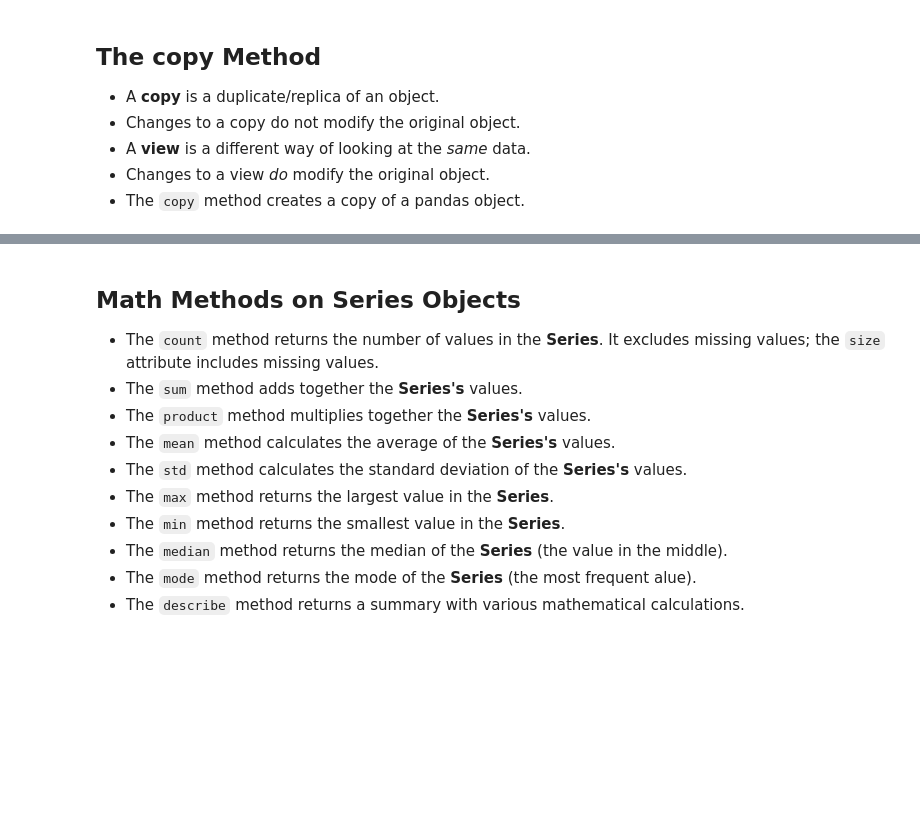
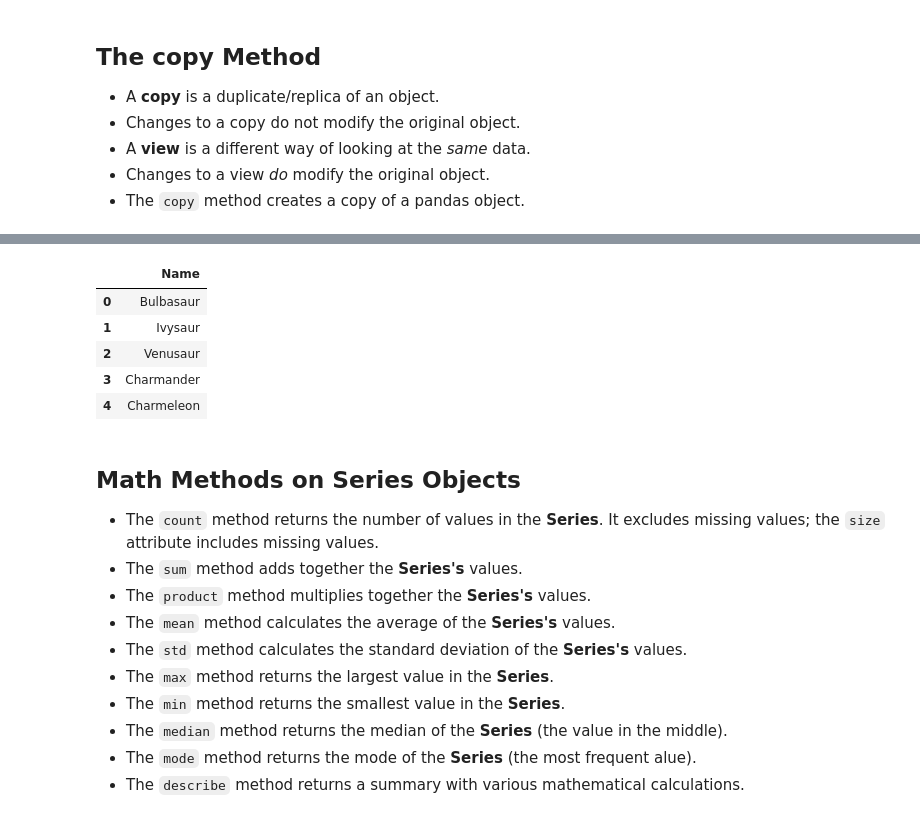
Before and after one commit to kon-mat/DataAnalysis, a Jupyter notebook: Python/Udemy/DataAnalysisWithPandasAndPython/Complete/03 - Series.ipynb, the cells around one changed output, grey strips where cells are left out. Cells and saved outputs as stored; diff of their text form; code cells hidden in the pictures; blank space fills up the shorter version.

```diff
--- a/Python/Udemy/DataAnalysisWithPandasAndPython/Complete/03 - Series.ipynb
+++ b/Python/Udemy/DataAnalysisWithPandasAndPython/Complete/03 - Series.ipynb
@@ -661,0 +872,5 @@ Name: Name, dtype: object
+# %%
+pokemon_df = pd.read_csv("pokemon.csv", usecols=["Name"])
+
+# żeby zamiast widoku utworzyć kopię ramki, używamy funkcji copy
+pokemon_series = pokemon_df.squeeze("columns").copy()
@@ -662,3 +888,13 @@ Name: Name, dtype: object
+# %%
+# zmiana w serii (która jest kopią) nie ma wpływu na oryginalną ramkę
+pokemon_df.head()
+# %% [output]
+|  | Name |
+| 0 | Bulbasaur |
+| 1 | Ivysaur |
+| 2 | Venusaur |
+| 3 | Charmander |
+| 4 | Charmeleon |
 # %% [markdown]
 ## Math Methods on Series Objects
 - The `count` method returns the number of values in the **Series**. It excludes missing values; the `size` attribute includes missing values.
```
Also changed, not shown: parts of 72 cells of this notebook.
